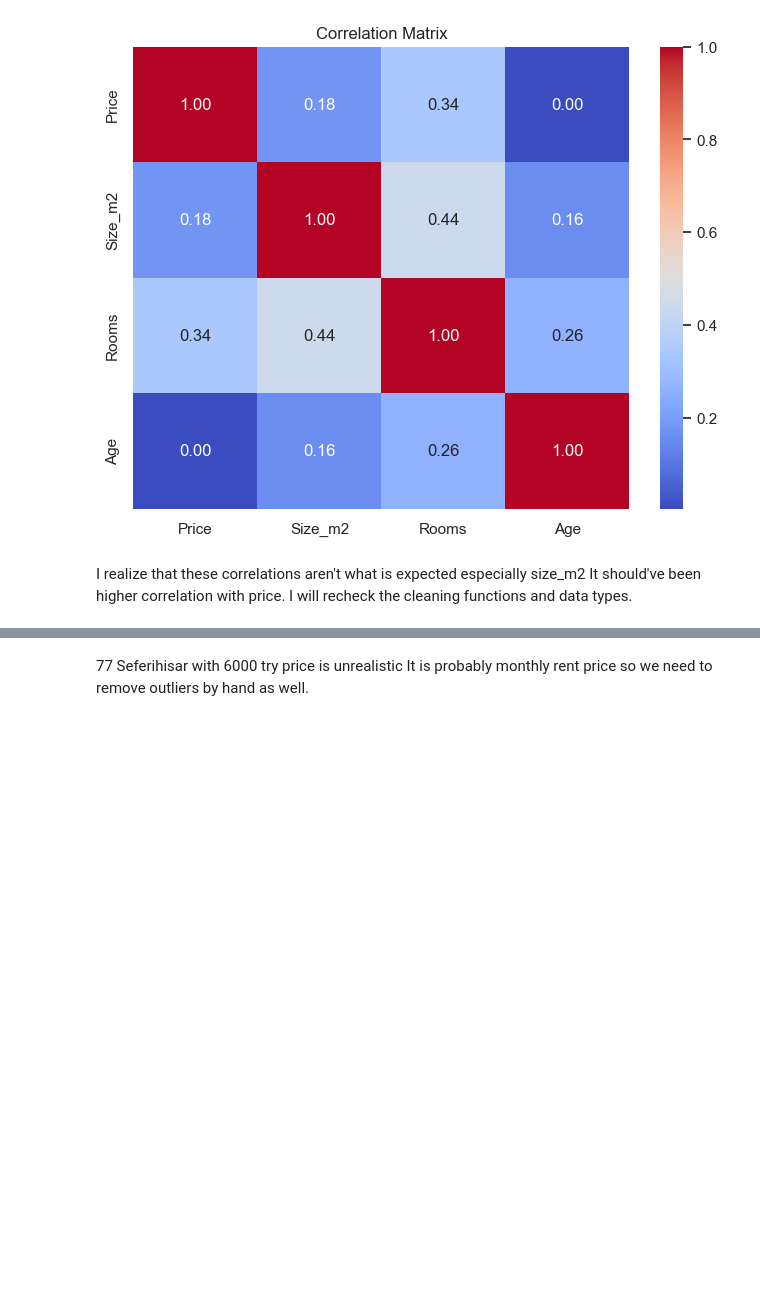
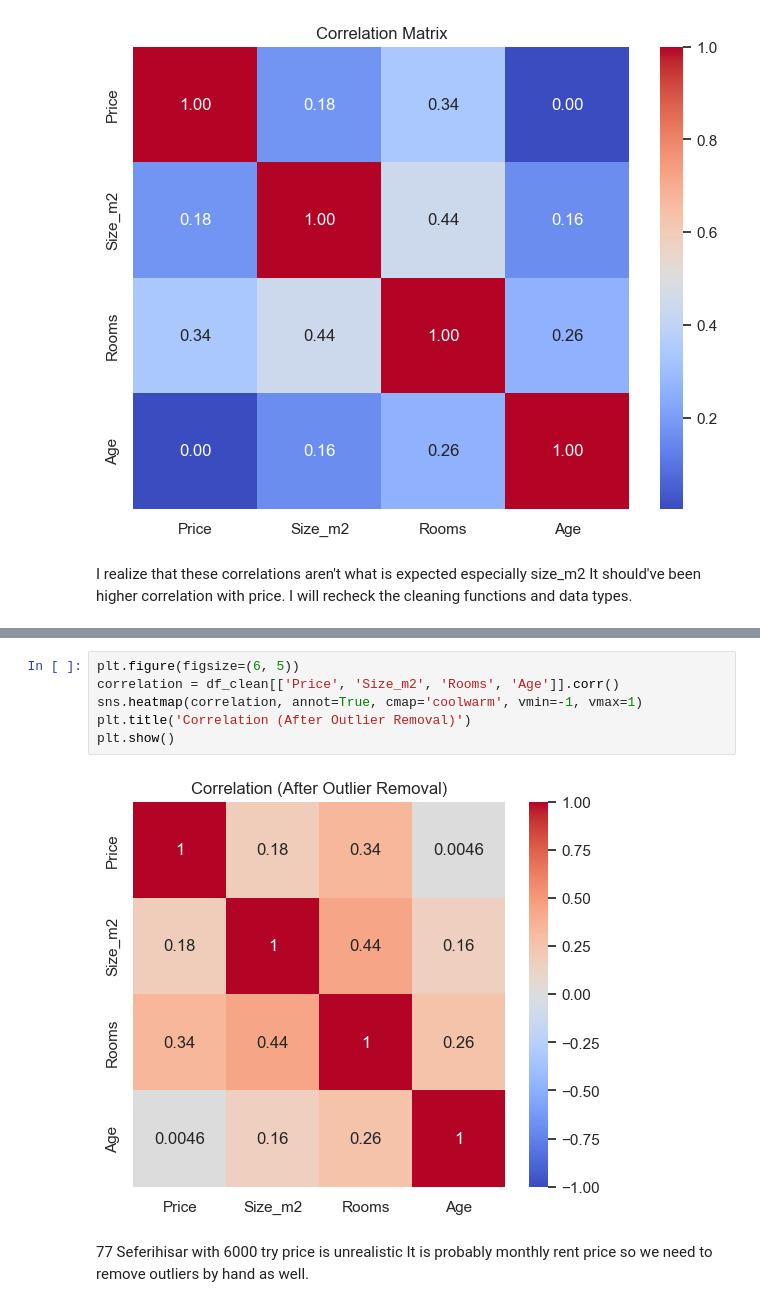
Before and after one commit to irfanburakege/Izmir_house_price_prediction_app, a Jupyter notebook: model.ipynb, the cells around one changed output, grey strips where cells are left out. Saved outputs shown, nothing was run; the diff lists cells and outputs as text; blank space fills up the shorter version.

```diff
--- a/model.ipynb
+++ b/model.ipynb
@@ -230,3 +183,11 @@ Cheapest Prices per m2 (Likely Errors or Land)
+# %%
+plt.figure(figsize=(6, 5))
+correlation = df_clean[['Price', 'Size_m2', 'Rooms', 'Age']].corr()
+sns.heatmap(correlation, annot=True, cmap='coolwarm', vmin=-1, vmax=1)
+plt.title('Correlation (After Outlier Removal)')
+plt.show()
+# %% [output]
+[figure, new version]
 # %% [markdown]
 77 Seferihisar with 6000 try price is unrealistic It is probably monthly rent price so we need to remove outliers by hand as well.
 # %%
```
Also changed, not shown: parts of 21 cells of this notebook, 4 other files.
